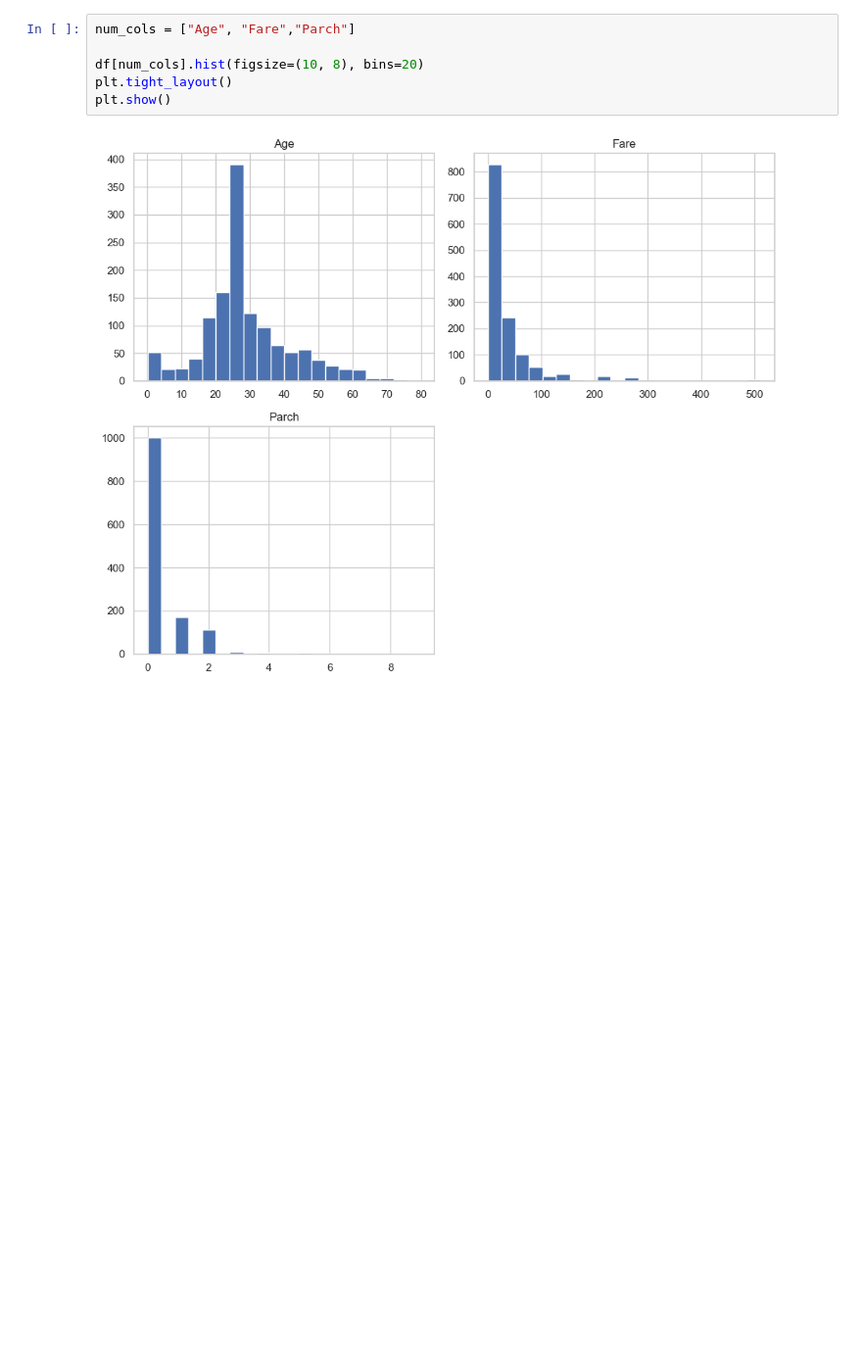
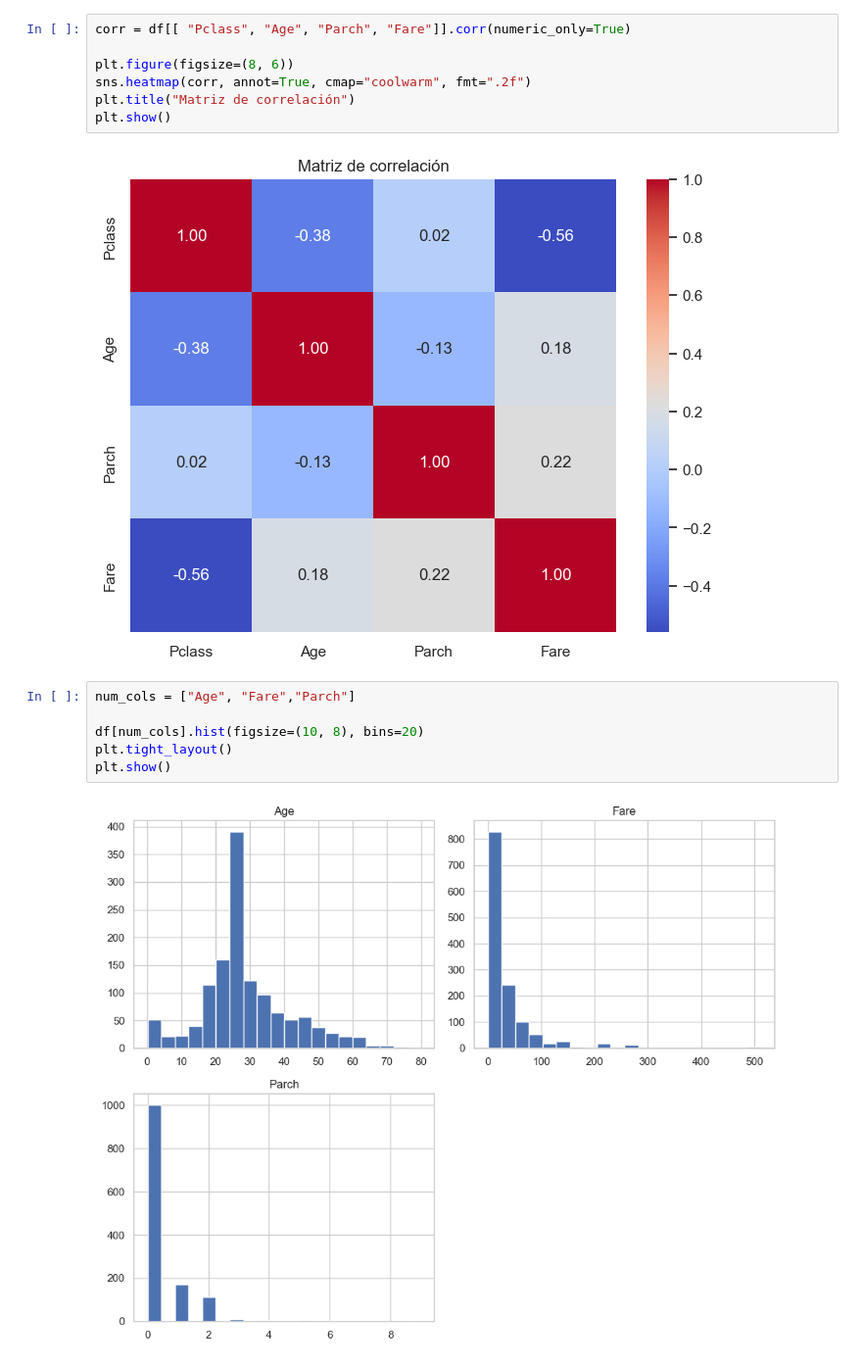
Before and after one commit to scarrascoore/Titanic_EDA, a Jupyter notebook: notebooks/01_eda_titanic.ipynb, the cells around one changed output. Shown at 98% size. Cells and saved outputs as stored; diff of their text form; blank space fills up the shorter version.

```diff
--- a/notebooks/01_eda_titanic.ipynb
+++ b/notebooks/01_eda_titanic.ipynb
@@ -1,3 +1,12 @@
+# %%
+corr = df[[ "Pclass", "Age", "Parch", "Fare"]].corr(numeric_only=True)
+
+plt.figure(figsize=(8, 6))
+sns.heatmap(corr, annot=True, cmap="coolwarm", fmt=".2f")
+plt.title("Matriz de correlación")
+plt.show()
+# %% [output]
+[figure, added]
 # %%
 num_cols = ["Age", "Fare","Parch"]
 
```
